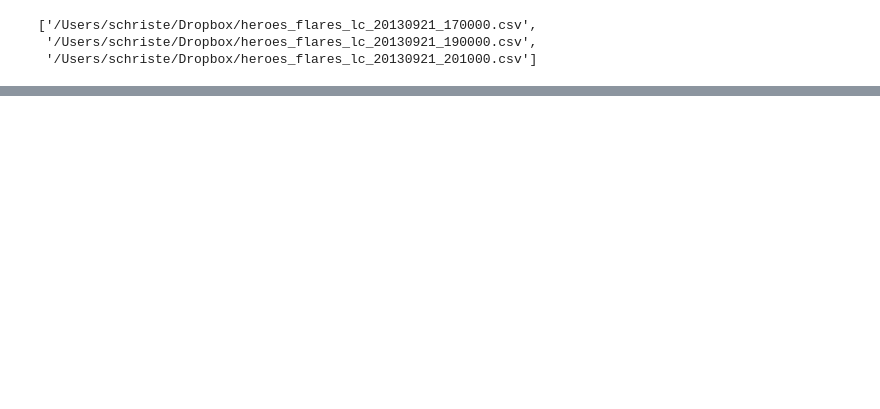
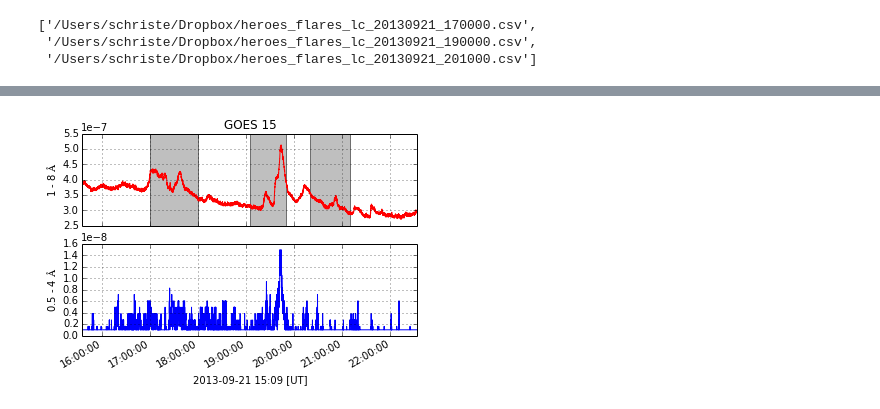
Before and after one commit to ehsteve/ipython-notebooks, a Jupyter notebook: HEROES Flares Lightcurves.ipynb, the cells around one changed output, grey strips where cells are left out. Cells and saved outputs as stored; diff of their text form; code cells hidden in the pictures; blank space fills up the shorter version.

```diff
--- a/HEROES Flares Lightcurves.ipynb
+++ b/HEROES Flares Lightcurves.ipynb
@@ -54,0 +85,18 @@ for file, time_range in zip(files, time_ranges):
+# %%
+goes = GOESLightCurve.create(TimeRange(times.solarobs_target2))
+# %%
+plt.figure(1)
+plt.subplot(211)
+ax = goes.data['xrsb'].plot(color='r')
+plt.ylabel(r'1 - 8 $\AA$')
+plt.title(goes.meta.get('TELESCOP'))
+for time_range in time_ranges:
+    plt.axvspan(time_range[0], time_range[1], facecolor='gray', alpha=0.5, label='fit')
+ax.set_xticklabels([])
+plt.subplot(212)
+goes.data['xrsa'].plot()
+plt.ylabel(r'0.5 - 4 $\AA$')
+plt.xlabel(goes.data.index[0].to_datetime().strftime('%Y-%m-%d %H:%m') + ' [UT]')
+plt.show()
+# %% [output]
+[figure, added]
```
Also changed, not shown: parts of 7 cells of this notebook, 2 other files.
